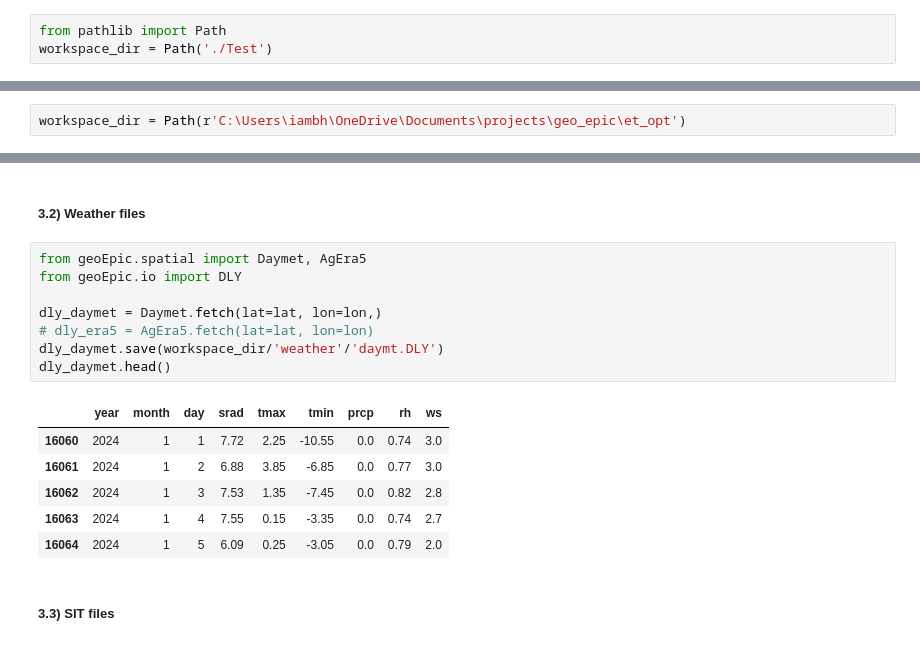
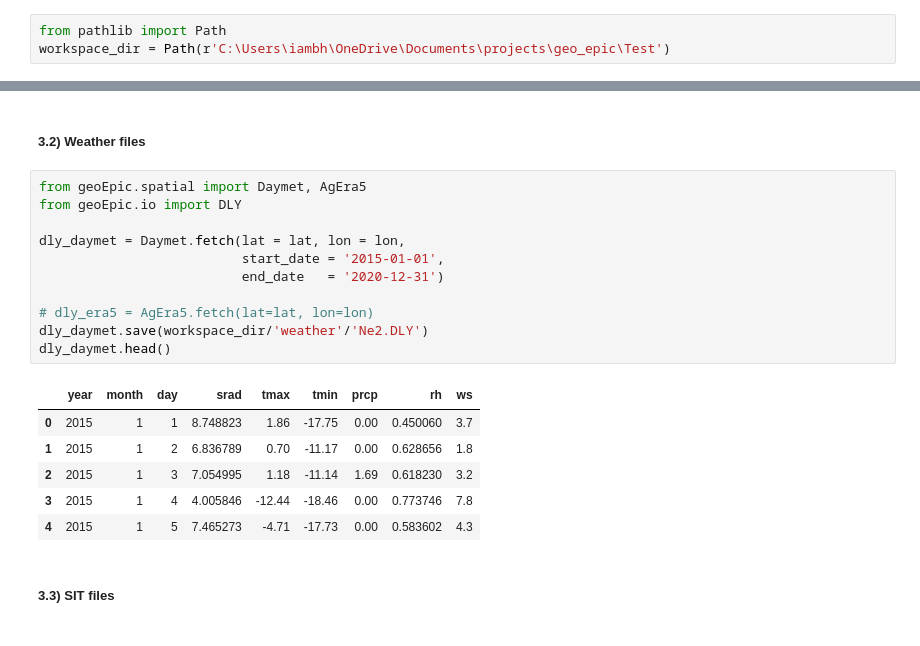
Before and after one commit to smarsGroup/geo_epic_win, a Jupyter notebook: docs/GeoEPIC_Tutorial.ipynb, the cells around one changed output, grey strips where cells are left out. Saved outputs shown, nothing was run; the diff lists cells and outputs as text.

```diff
--- a/docs/GeoEPIC_Tutorial.ipynb
+++ b/docs/GeoEPIC_Tutorial.ipynb
@@ -79,7 +79,7 @@ Structure of a workspace folder is as shown below:
   - 🗒️ info.csv
 # %%
 from pathlib import Path
-workspace_dir = Path('./Test')
+workspace_dir = Path(r'C:\Users\iambh\OneDrive\Documents\projects\geo_epic\Test')
 # %% [markdown]
 ## 3) Input files Preparation
 
@@ -114,8 +114,6 @@ These examples require internet access and proper credentials setup.
 # %%
 # location of NE-2 site
 lat, lon = 41.1649, -96.4701
-# %%
-workspace_dir = Path(r'C:\Users\iambh\OneDrive\Documents\projects\geo_epic\et_opt')
 # %% [markdown]
 #####  3.1) Creating Soil files
 # %%
@@ -141,18 +139,21 @@ soil_ssurgo.layers_df.head()
 # %%
 from geoEpic.spatial import Daymet, AgEra5
 from geoEpic.io import DLY
 
-dly_daymet = Daymet.fetch(lat=lat, lon=lon,)
+dly_daymet = Daymet.fetch(lat = lat, lon = lon,
+                          start_date = '2015-01-01',
+                          end_date   = '2020-12-31')
+
 # dly_era5 = AgEra5.fetch(lat=lat, lon=lon)
-dly_daymet.save(workspace_dir/'weather'/'daymt.DLY')
+dly_daymet.save(workspace_dir/'weather'/'Ne2.DLY')
 dly_daymet.head()
 # %% [output]
 |  | year | month | day | srad | tmax | tmin | prcp | rh | ws |
-| 16060 | 2024 | 1 | 1 | 7.72 | 2.25 | -10.55 | 0.0 | 0.74 | 3.0 |
-| 16061 | 2024 | 1 | 2 | 6.88 | 3.85 | -6.85 | 0.0 | 0.77 | 3.0 |
-| 16062 | 2024 | 1 | 3 | 7.53 | 1.35 | -7.45 | 0.0 | 0.82 | 2.8 |
-| 16063 | 2024 | 1 | 4 | 7.55 | 0.15 | -3.35 | 0.0 | 0.74 | 2.7 |
-| 16064 | 2024 | 1 | 5 | 6.09 | 0.25 | -3.05 | 0.0 | 0.79 | 2.0 |
+| 0 | 2015 | 1 | 1 | 8.748823 | 1.86 | -17.75 | 0.00 | 0.450060 | 3.7 |
+| 1 | 2015 | 1 | 2 | 6.836789 | 0.70 | -11.17 | 0.00 | 0.628656 | 1.8 |
+| 2 | 2015 | 1 | 3 | 7.054995 | 1.18 | -11.14 | 1.69 | 0.618230 | 3.2 |
+| 3 | 2015 | 1 | 4 | 4.005846 | -12.44 | -18.46 | 0.00 | 0.773746 | 7.8 |
+| 4 | 2015 | 1 | 5 | 7.465273 | -4.71 | -17.73 | 0.00 | 0.583602 | 4.3 |
 # %% [markdown]
 #####  3.3) SIT files
 # %%
```
Also changed, not shown: parts of 14 cells of this notebook, 18 other files.
